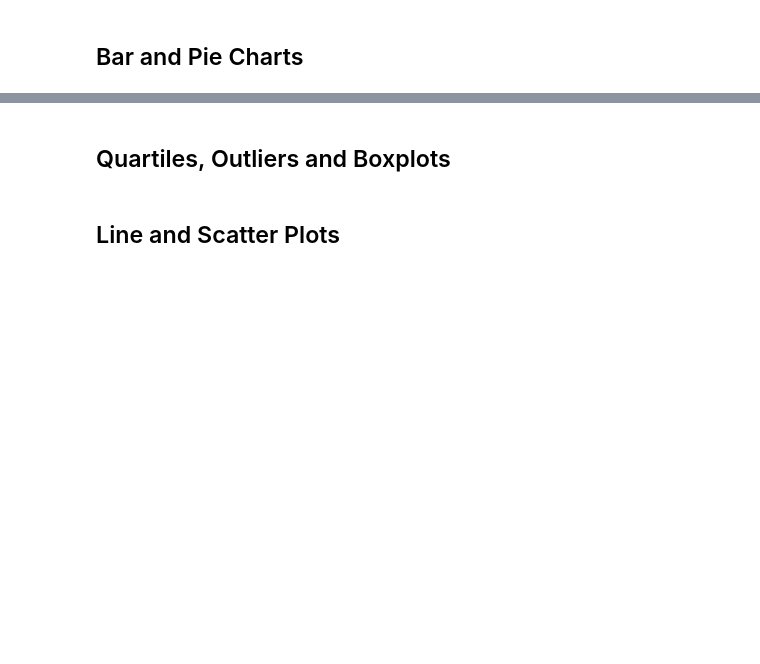
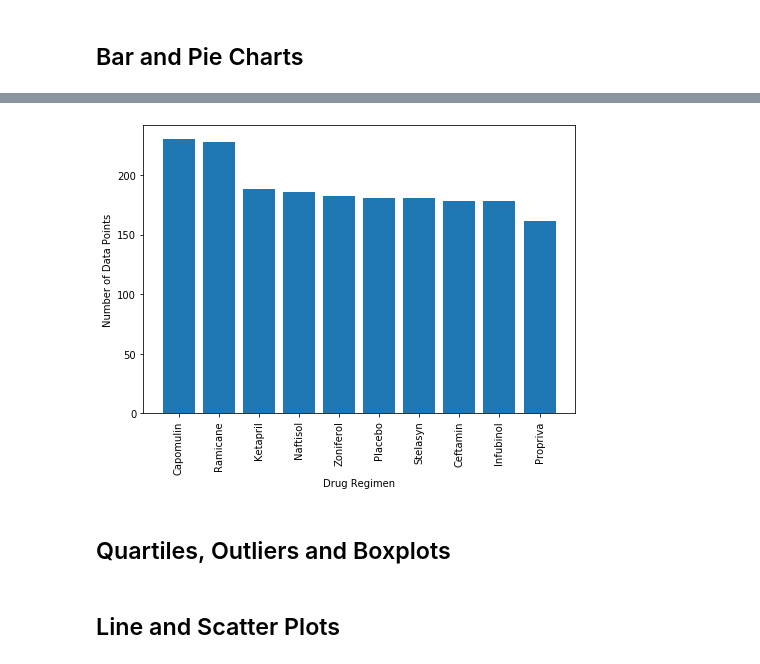
Before and after one commit to YusraKauppila/matplotlib_homework, a Jupyter notebook: Pymaceuticals/pymaceuticals_starter.ipynb, the cells around one changed output, grey strips where cells are left out. Cells and saved outputs as stored; diff of their text form; code cells hidden in the pictures; blank space fills up the shorter version.

```diff
--- a/Pymaceuticals/pymaceuticals_starter.ipynb
+++ b/Pymaceuticals/pymaceuticals_starter.ipynb
@@ -153,5 +301,18 @@ Name: Mouse ID, Length: 248, dtype: int64
 # %%
-# Generate a bar plot showing the total number of mice for each treatment throughout the course of the study using pyplot.
+# Generate a bar plot showing the total number of mice for each treatment throughout the course of the study
+#using pyplot.
+
+fig = plt.figure()
+ax = fig.add_axes([0,0,1,1])
+Drugs = ["Capomulin", "Ramicane", "Ketapril", "Naftisol", "Zoniferol", "Placebo", "Stelasyn", "Ceftamin", "Infubinol", "Propriva"]
+Data = Mouse_volume["Data Points"]
+ax.bar(Drugs,Data)
+plt.xticks(rotation=90)
+plt.xlabel("Drug Regimen")
+plt.ylabel("Number of Data Points")
+plt.show()
+# %% [output]
+[figure, added]
 # %%
 # Generate a pie plot showing the distribution of female versus male mice using pandas
 # %%
```
Also changed, not shown: parts of 19 cells of this notebook.
